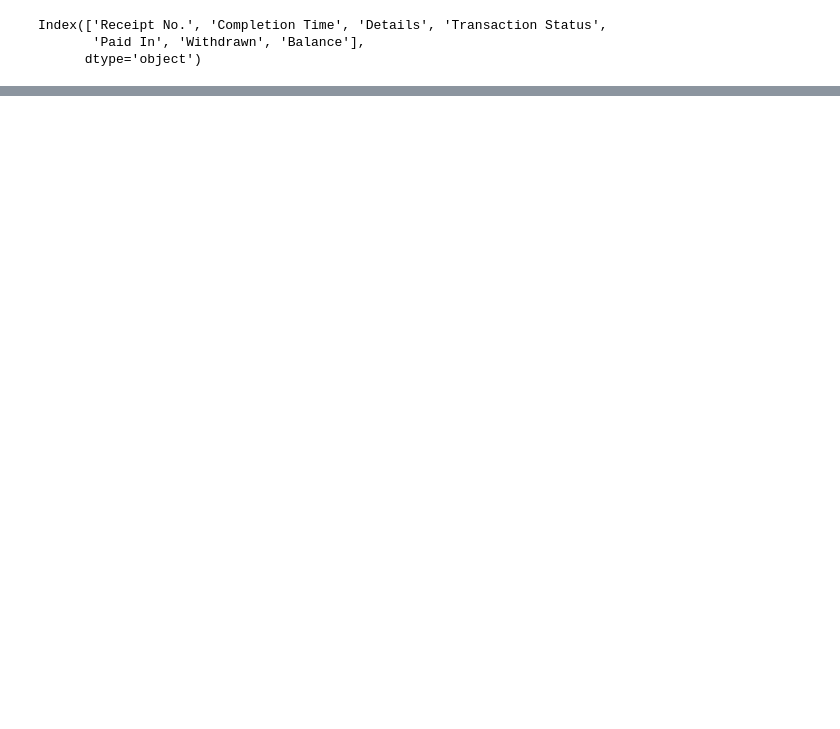
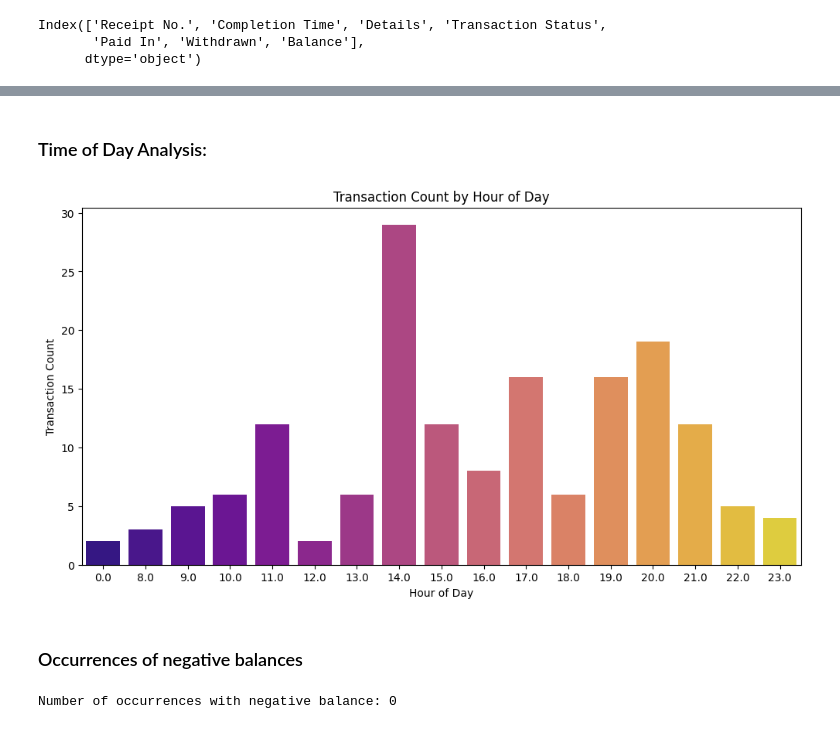
Before and after one commit to raphiqi/MPESA-Statement-Analysis-crunch-, a Jupyter notebook: credit score mpesa.ipynb, the cells around one changed output, grey strips where cells are left out. Cells and saved outputs as stored; diff of their text form; code cells hidden in the pictures; blank space fills up the shorter version.

```diff
--- a/credit score mpesa.ipynb
+++ b/credit score mpesa.ipynb
@@ -337,0 +274,25 @@ Eligible :
+# %% [markdown]
+### Time of Day Analysis:
+# %%
+# Extract hour of the day from 'Completion Time'
+df['Hour of Day'] = df['Completion Time'].dt.hour
+
+# Plotting the time trends
+plt.figure(figsize=(12, 6))
+sns.countplot(x='Hour of Day', data=df, palette='plasma')
+plt.title('Transaction Count by Hour of Day')
+plt.xlabel('Hour of Day')
+plt.ylabel('Transaction Count')
+plt.show()
+# %% [output]
+[figure, added]
+# %% [markdown]
+### Occurrences of negative balances
+# %%
+# Count occurrences of negative balances
+negative_balance_counts = df[df['Balance'] < 0].shape[0]
+
+# Print the number of occurrences
+print(f"Number of occurrences with negative balance: {negative_balance_counts}")
+# %% [output]
+Number of occurrences with negative balance: 0
```
Also changed, not shown: parts of 79 cells of this notebook.
